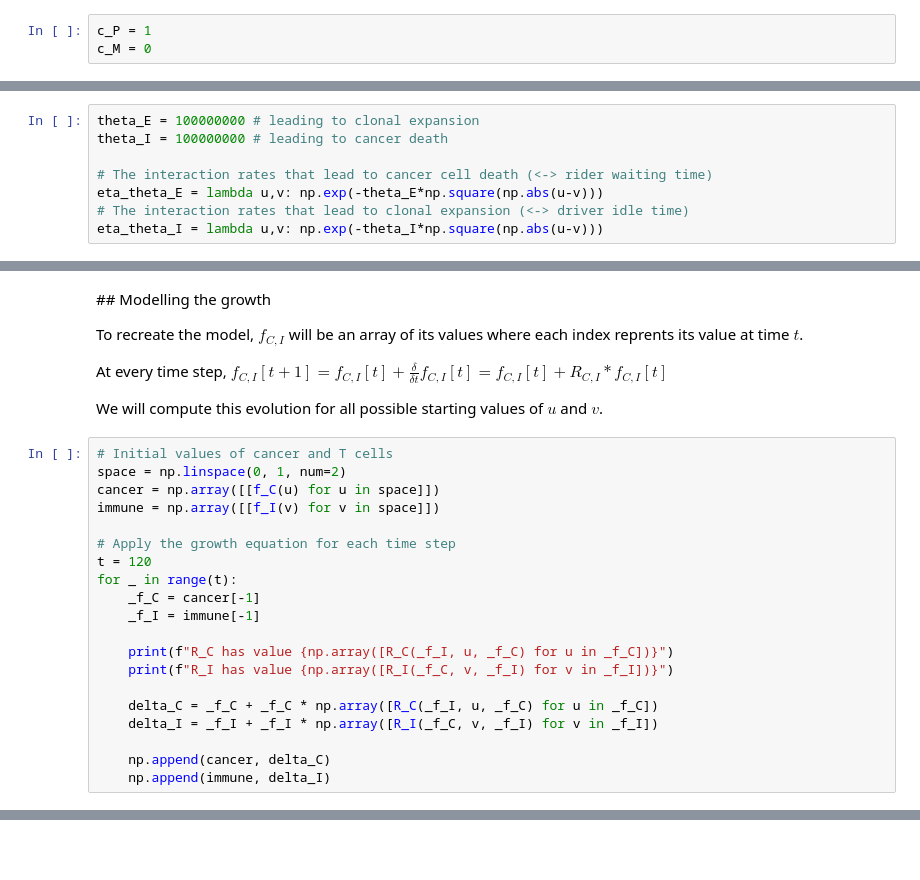
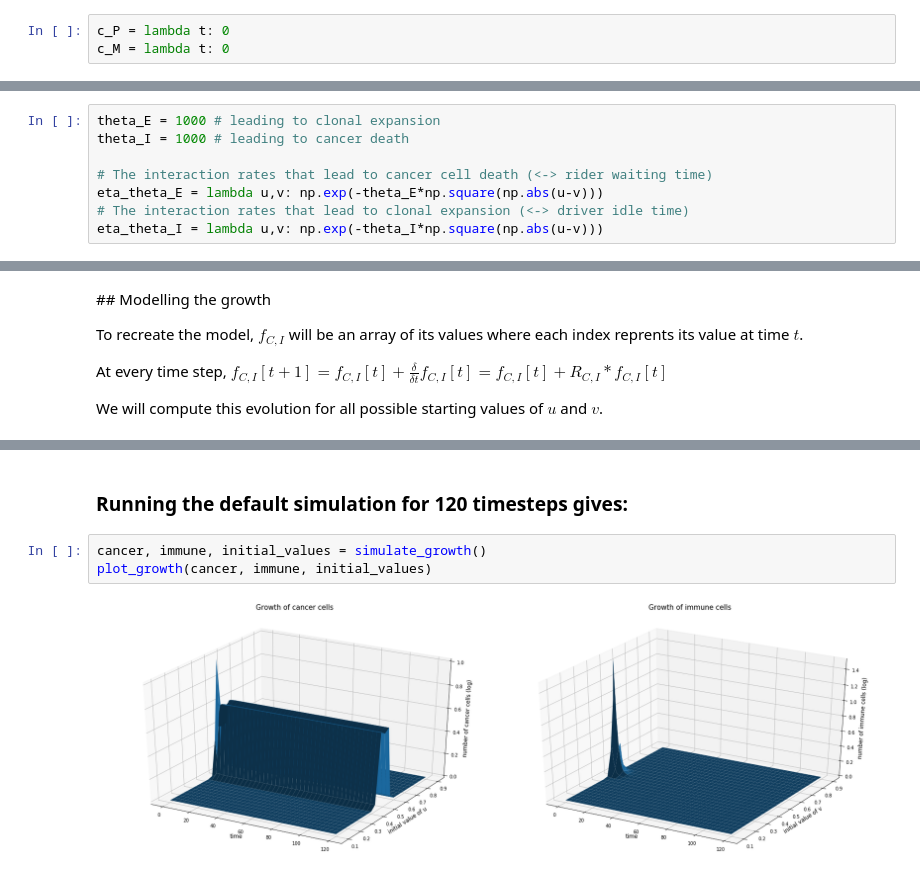
Before and after one commit to remuzel/Waiting-Time-Network-Effects, a Jupyter notebook: notebooks/Population Model of Competition.ipynb, the cells around one changed output, grey strips where cells are left out. Cells and saved outputs as stored; diff of their text form; blank space fills up the shorter version.

Commit message:
First simulation results - Replicating growth of cancer and T cells

```diff
--- a/notebooks/Population Model of Competition.ipynb
+++ b/notebooks/Population Model of Competition.ipynb
@@ -38,8 +38,8 @@ mu_M = 1
 # %% [markdown]
 ### $c_{P, M}$ the immune proliferation boosters.
 # %%
-c_P = 1
-c_M = 0
+c_P = lambda t: 0
+c_M = lambda t: 0
 # %% [markdown]
 ### $f_{C}(t, u)$ and $f_{I}(t, v)$ local densities of cancer or T cells.
 # %%
@@ -53,8 +53,8 @@ rho_I = lambda _f_I: sum(_f_I)
 # %% [markdown]
 ### $\theta_{E, I}$ the interaction selectivity parameters and $\eta_{\theta_{E}, \theta_{I}}$ the interaction rates.
 # %%
-theta_E = 100000000 # leading to clonal expansion
-theta_I = 100000000 # leading to cancer death
+theta_E = 1000 # leading to clonal expansion
+theta_I = 1000 # leading to cancer death
 
 # The interaction rates that lead to cancer cell death (<-> rider waiting time)
 eta_theta_E = lambda u,v: np.exp(-theta_E*np.square(np.abs(u-v)))
@@ -73,23 +73,3 @@ To recreate the model, $f_{C,I}$ will be an array of its values where each index
 At every time step, $f_{C, I}[t+1] = f_{C, I}[t] + \frac{\delta}{\delta t}f_{C, I}[t] = f_{C, I}[t] + R_{C, I} * f_{C, I}[t]$
 
 We will compute this evolution for all possible starting values of $u$ and $v$.
-# %%
-# Initial values of cancer and T cells
-space = np.linspace(0, 1, num=2)
-cancer = np.array([[f_C(u) for u in space]])
-immune = np.array([[f_I(v) for v in space]])
-
-# Apply the growth equation for each time step
-t = 120
-for _ in range(t):
-    _f_C = cancer[-1]
-    _f_I = immune[-1]
-
-    print(f"R_C has value {np.array([R_C(_f_I, u, _f_C) for u in _f_C])}")
-    print(f"R_I has value {np.array([R_I(_f_C, v, _f_I) for v in _f_I])}")
-
-    delta_C = _f_C + _f_C * np.array([R_C(_f_I, u, _f_C) for u in _f_C])
-    delta_I = _f_I + _f_I * np.array([R_I(_f_C, v, _f_I) for v in _f_I])
-
-    np.append(cancer, delta_C)
-    np.append(immune, delta_I)
@@ -113,0 +151,7 @@ R_I has value [nan nan]
+# %% [markdown]
+### Running the default simulation for 120 timesteps gives:
+# %%
+cancer, immune, initial_values = simulate_growth()
+plot_growth(cancer, immune, initial_values)
+# %% [output]
+[figure, added]
```
Also changed, not shown: parts of 14 cells of this notebook.
